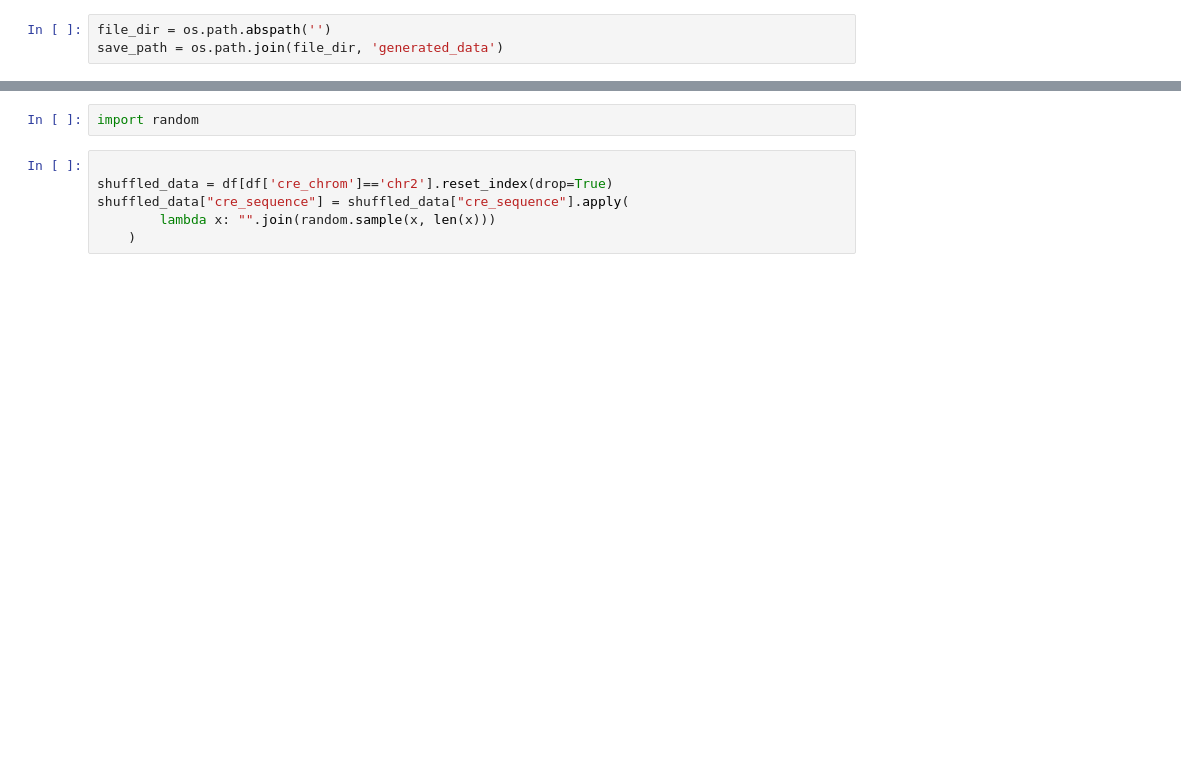
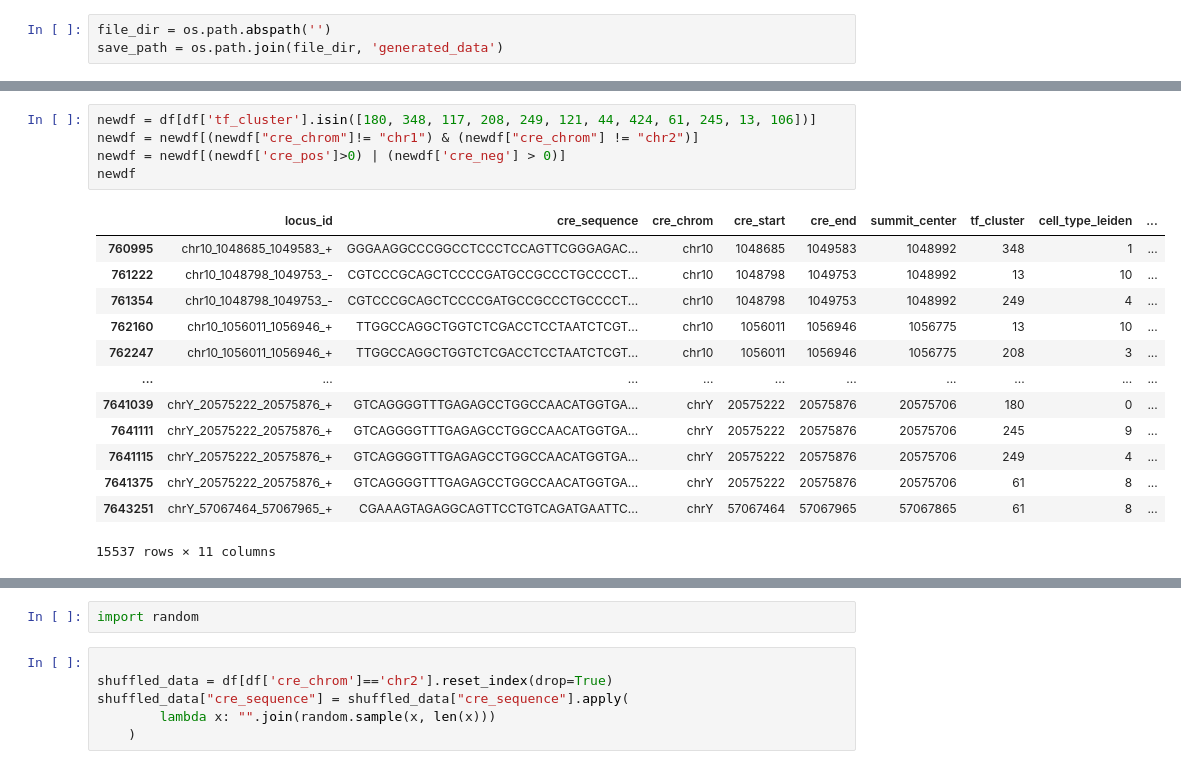
Before and after one commit to dorzhey/tf_diffusion, a Jupyter notebook: data_preprocessing/tf_data.ipynb, the cells around one changed output, grey strips where cells are left out. Saved outputs shown, nothing was run; the diff lists cells and outputs as text; blank space fills up the shorter version.

```diff
--- a/data_preprocessing/tf_data.ipynb
+++ b/data_preprocessing/tf_data.ipynb
@@ -26,0 +61,19 @@ df
+# %%
+newdf = df[df['tf_cluster'].isin([180, 348, 117, 208, 249, 121, 44, 424, 61, 245, 13, 106])]
+newdf = newdf[(newdf["cre_chrom"]!= "chr1") & (newdf["cre_chrom"] != "chr2")]
+newdf = newdf[(newdf['cre_pos']>0) | (newdf['cre_neg'] > 0)]
+newdf
+# %% [output]
+|  | locus_id | cre_sequence | cre_chrom | cre_start | cre_end | summit_center | tf_cluster | cell_type_leiden | ... |
+| 760995 | chr10_1048685_1049583_+ | GGGAAGGCCCGGCCTCCCTCCAGTTCGGGAGAC... | chr10 | 1048685 | 1049583 | 1048992 | 348 | 1 | ... |
+| 761222 | chr10_1048798_1049753_- | CGTCCCGCAGCTCCCCGATGCCGCCCTGCCCCT... | chr10 | 1048798 | 1049753 | 1048992 | 13 | 10 | ... |
+| 761354 | chr10_1048798_1049753_- | CGTCCCGCAGCTCCCCGATGCCGCCCTGCCCCT... | chr10 | 1048798 | 1049753 | 1048992 | 249 | 4 | ... |
+| 762160 | chr10_1056011_1056946_+ | TTGGCCAGGCTGGTCTCGACCTCCTAATCTCGT... | chr10 | 1056011 | 1056946 | 1056775 | 13 | 10 | ... |
+| 762247 | chr10_1056011_1056946_+ | TTGGCCAGGCTGGTCTCGACCTCCTAATCTCGT... | chr10 | 1056011 | 1056946 | 1056775 | 208 | 3 | ... |
+| ... | ... | ... | ... | ... | ... | ... | ... | ... | ... |
+| 7641039 | chrY_20575222_20575876_+ | GTCAGGGGTTTGAGAGCCTGGCCAACATGGTGA... | chrY | 20575222 | 20575876 | 20575706 | 180 | 0 | ... |
+| 7641111 | chrY_20575222_20575876_+ | GTCAGGGGTTTGAGAGCCTGGCCAACATGGTGA... | chrY | 20575222 | 20575876 | 20575706 | 245 | 9 | ... |
+| 7641115 | chrY_20575222_20575876_+ | GTCAGGGGTTTGAGAGCCTGGCCAACATGGTGA... | chrY | 20575222 | 20575876 | 20575706 | 249 | 4 | ... |
+| 7641375 | chrY_20575222_20575876_+ | GTCAGGGGTTTGAGAGCCTGGCCAACATGGTGA... | chrY | 20575222 | 20575876 | 20575706 | 61 | 8 | ... |
+| 7643251 | chrY_57067464_57067965_+ | CGAAAGTAGAGGCAGTTCCTGTCAGATGAATTC... | chrY | 57067464 | 57067965 | 57067865 | 61 | 8 | ... |
+15537 rows × 11 columns
```
Also changed, not shown: parts of 6 cells of this notebook, 7 other files.
